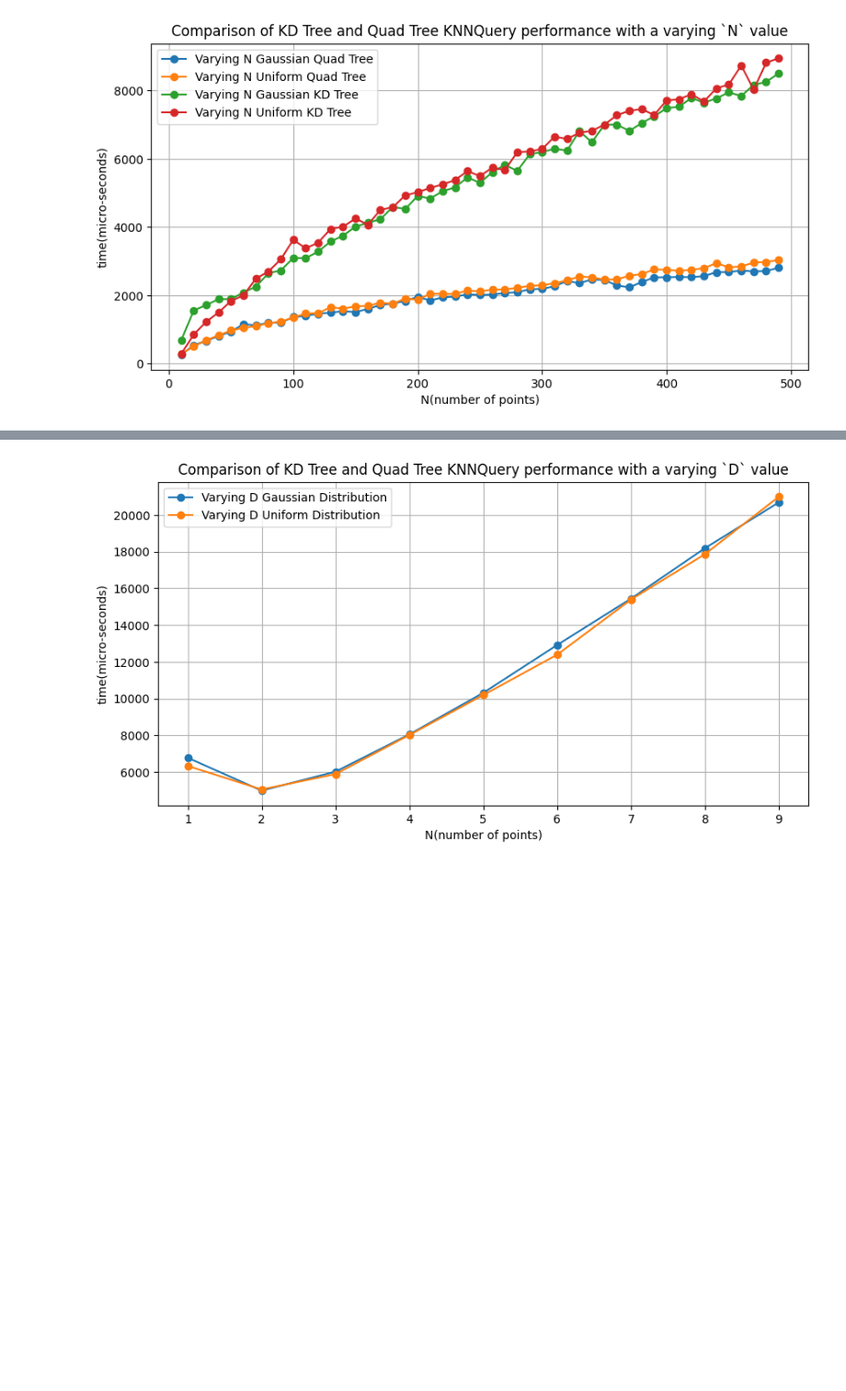
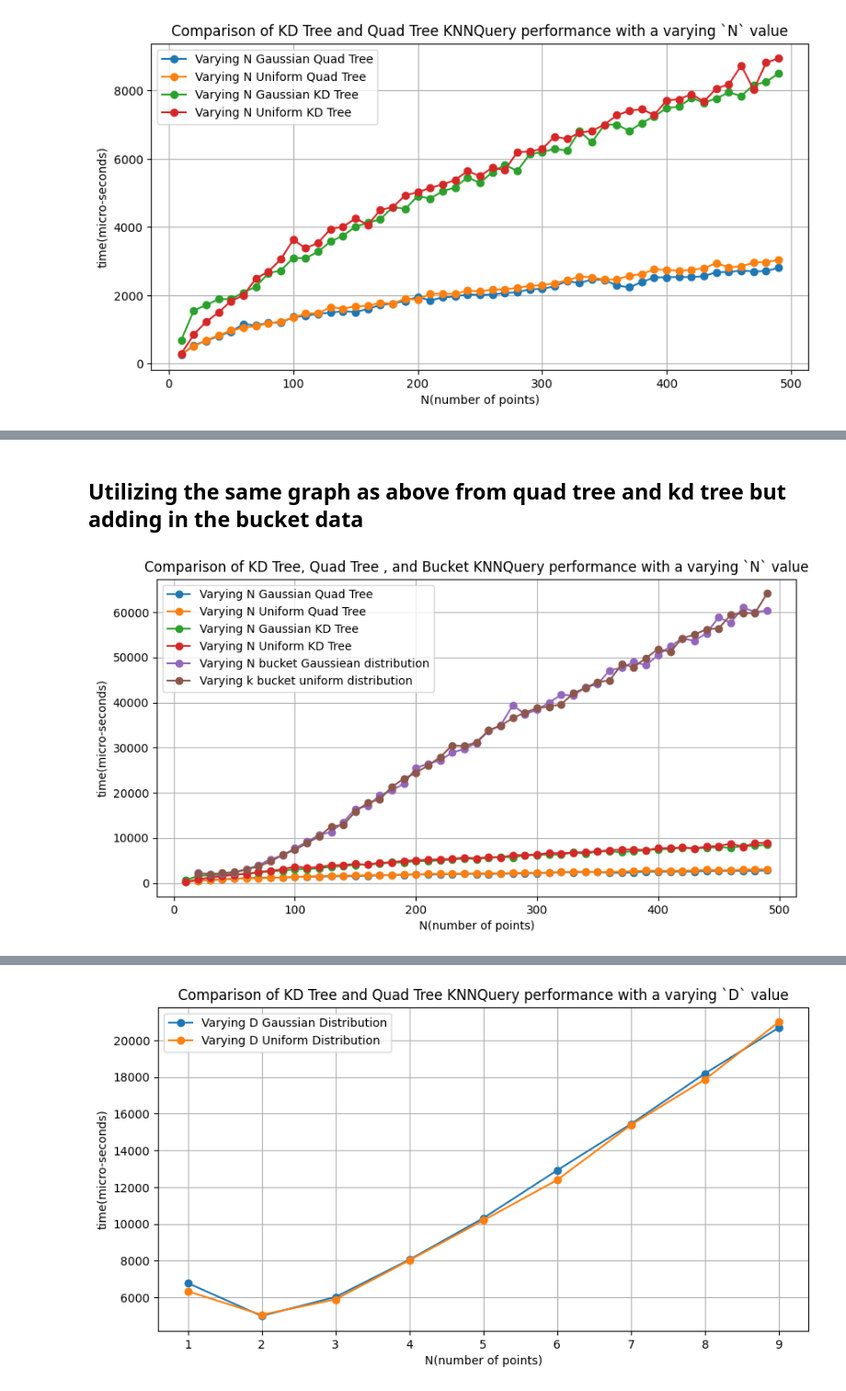
Before and after one commit to prattaiden/MSD_2024_AP, a Jupyter notebook: 6017/vscode/homework4/spatialDatastructuresStarterCode/source/part3hw4.ipynb, the cells around one changed output, grey strips where cells are left out. Shown at 92% size. Cells and saved outputs as stored; diff of their text form; code cells hidden in the pictures; blank space fills up the shorter version.

```diff
--- a/6017/vscode/homework4/spatialDatastructuresStarterCode/source/part3hw4.ipynb
+++ b/6017/vscode/homework4/spatialDatastructuresStarterCode/source/part3hw4.ipynb
@@ -79,0 +127,39 @@ plt.show()
+# %% [markdown]
+## Utilizing the same graph as above from quad tree and kd tree but adding in the bucket data
+# %%
+folder_path = '../'
+data_frames = []
+
+varying_N_files_w_bucket = ['varyingNUniformKDTree.csv', 'varyingNUniformQuadTree.csv', 'varyingNGaussianKDTree.csv', 'varyingNGaussianQuadTree.csv', 'varyingNUGaussianBucket.csv','varyingNUniformBucket.csv']
+
+for file_name in varying_N_files_w_bucket:
+   file_path = os.path.join(folder_path, file_name)
+   if os.path.exists(file_path):
+      df = pd.read_csv(file_path)
+      data_frames.append(df)
+   else:
+       print("path not found")
+
+vN_uk_df = data_frames[0]
+vN_uq_df = data_frames[1]
+vN_gk_df = data_frames[2]
+vN_gq_df = data_frames[3]
+
+plt.figure(figsize=(10, 5))
+
+# Plot each DataFrame
+plt.plot(vN_gq_df.iloc[:, 0], vN_gq_df.iloc[:, 1], marker='o', linestyle='-', label='Varying N Gaussian Quad Tree')
+plt.plot(vN_uq_df.iloc[:, 0], vN_uq_df.iloc[:, 1], marker='o', linestyle='-', label='Varying N Uniform Quad Tree')
+plt.plot(vN_gk_df.iloc[:, 0], vN_gk_df.iloc[:, 1], marker='o', linestyle='-', label='Varying N Gaussian KD Tree')
+plt.plot(vN_uk_df.iloc[:, 0], vN_uk_df.iloc[:, 1], marker='o', linestyle='-', label='Varying N Uniform KD Tree')
+plt.plot(bG_N_df.iloc[:, 0], bG_N_df.iloc[:, 1], marker='o', linestyle='-', label='Varying N bucket Gaussiean distribution')
+plt.plot(bU_N_df.iloc[:, 0], bU_N_df.iloc[:, 1], marker='o', linestyle='-', label='Varying k bucket uniform distribution')
+
+plt.title('Comparison of KD Tree, Quad Tree , and Bucket KNNQuery performance with a varying `N` value')
+plt.xlabel('N(number of points)')  # Replace with actual label
+plt.ylabel('time(micro-seconds)')  # Replace with actual label
+plt.legend()
+plt.grid(True)
+plt.show()
+# %% [output]
+[figure, added]
```
Also changed, not shown: parts of 13 cells of this notebook, 7 other files.
